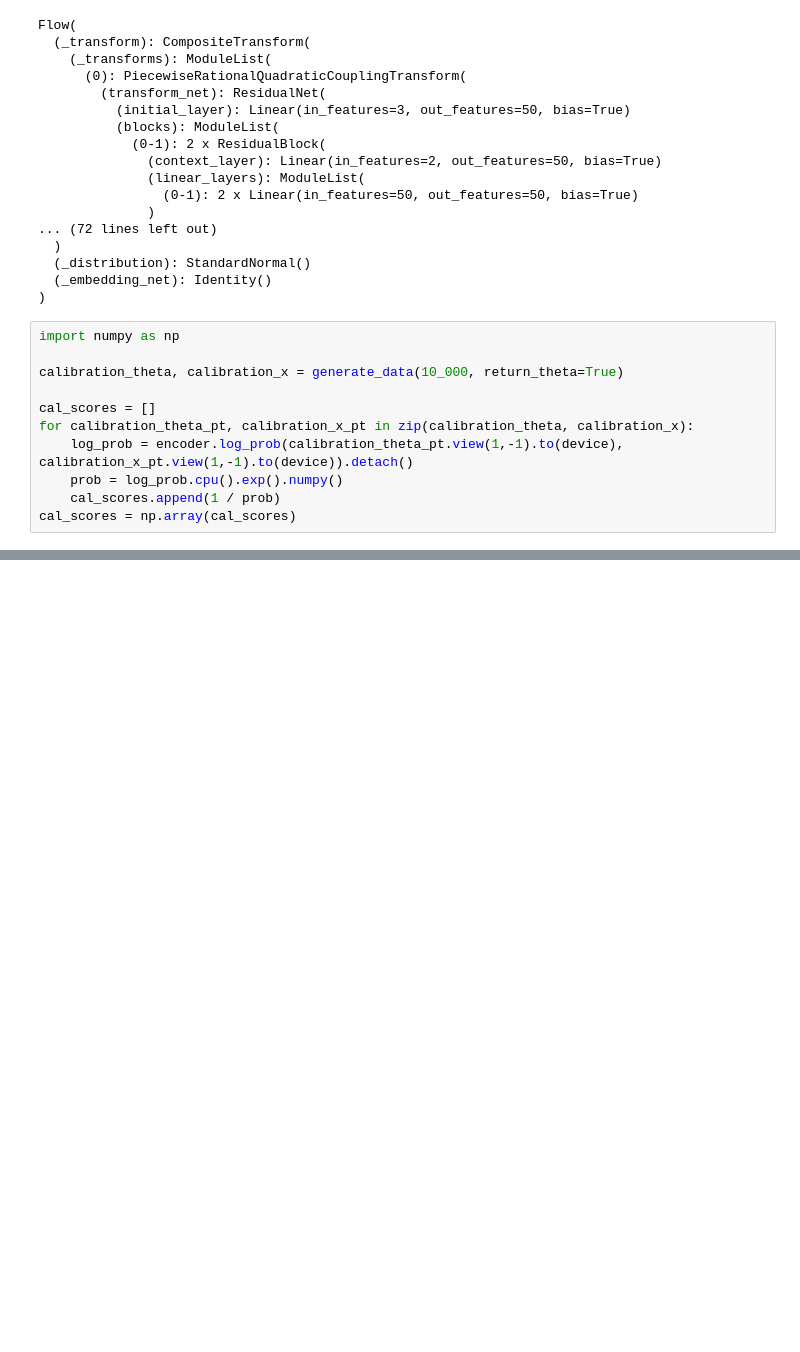
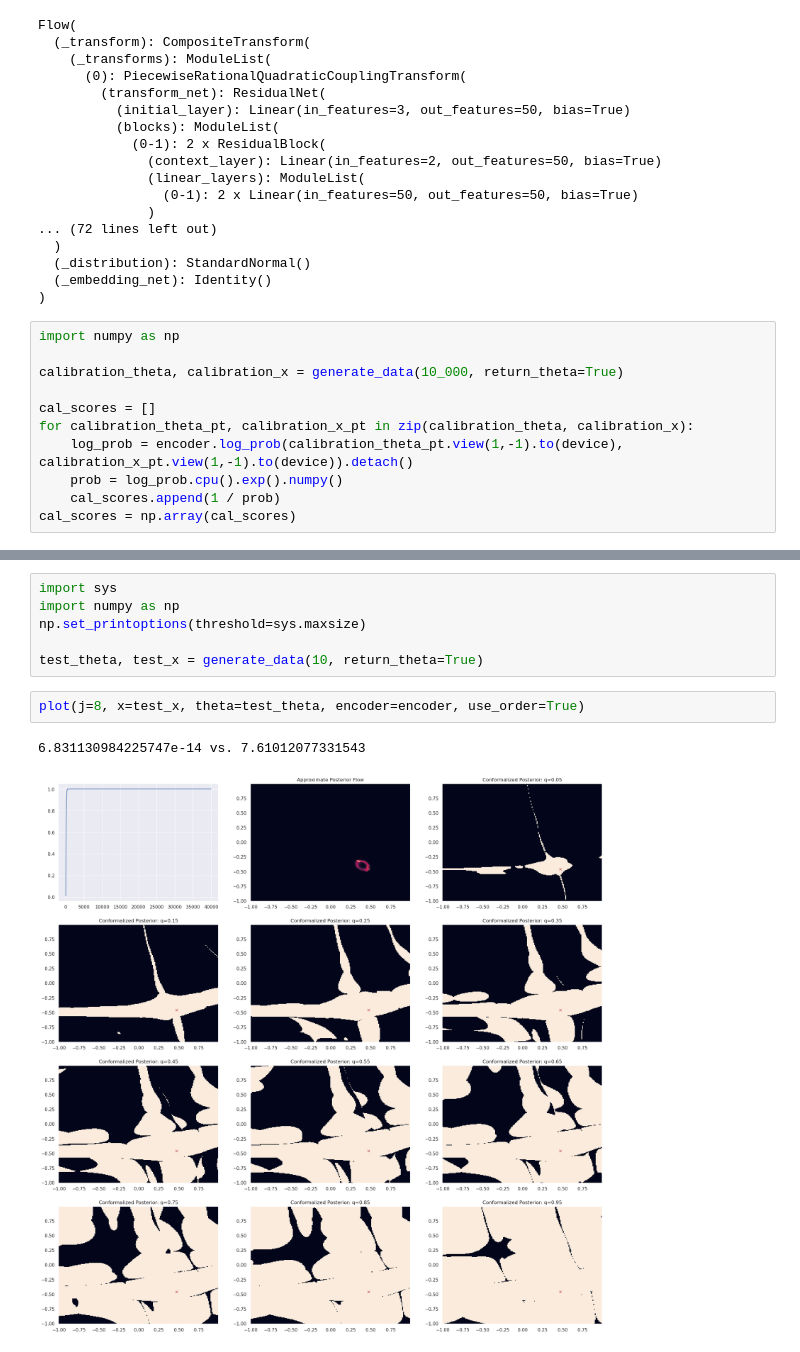
Before and after one commit to yashpatel5400/canvi, a Jupyter notebook: canvi/conformalize_sbibm.ipynb, the cells around one changed output, grey strips where cells are left out. Cells and saved outputs as stored; diff of their text form; blank space fills up the shorter version.

```diff
--- a/canvi/conformalize_sbibm.ipynb
+++ b/canvi/conformalize_sbibm.ipynb
@@ -126,4 +139,15 @@ def plot(j, x, theta, encoder, **kwargs):
         ax[row_idx,col_idx].plot(theta[j][0], theta[j][1], marker="x", color="r")
         ax[row_idx,col_idx].pcolormesh(X.cpu().numpy(), Y.cpu().numpy(), prediction_interval)
         ax[row_idx,col_idx].set_title(f'Conformalized Posterior: q={coverage_guarantee:.2f}')
+# %%
+import sys
+import numpy as np
+np.set_printoptions(threshold=sys.maxsize)
+
+test_theta, test_x = generate_data(10, return_theta=True)
+# %%
+plot(j=8, x=test_x, theta=test_theta, encoder=encoder, use_order=True)
+# %% [output]
+6.831130984225747e-14 vs. 7.61012077331543
+[figure, added]
 # %%
```
Also changed, not shown: parts of 9 cells of this notebook.
